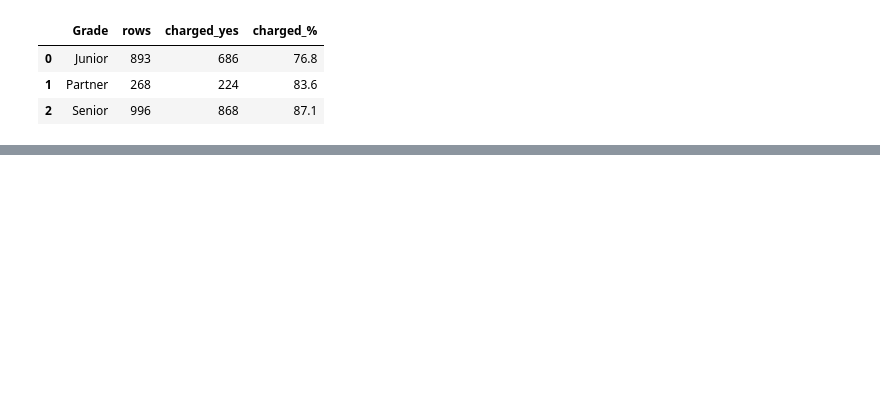
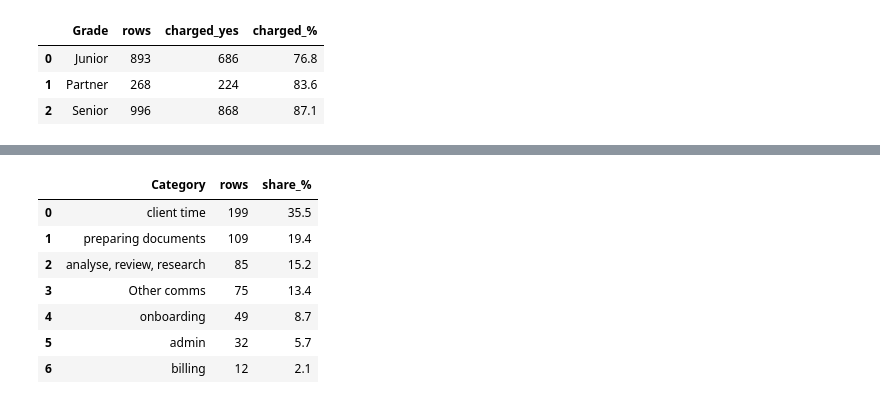
Before and after one commit to MuhammadToqeer/legal-time-categorisation-poc, a Jupyter notebook: notebooks/01_eda.ipynb, the cells around one changed output, grey strips where cells are left out. Cells and saved outputs as stored; diff of their text form; code cells hidden in the pictures; blank space fills up the shorter version.

```diff
--- a/notebooks/01_eda.ipynb
+++ b/notebooks/01_eda.ipynb
@@ -74,3 +103,23 @@ fig.update_layout(
 fig.show()
 # %% [output]
 [interactive output not drawn]
+# %%
+df_l = df[df["Category"].notna()].copy()
+
+cat_counts = (
+    df_l["Category"]
+    .value_counts()
+    .rename_axis("Category")
+    .reset_index(name="rows")
+)
+cat_counts["share_%"] = (cat_counts["rows"] / cat_counts["rows"].sum() * 100).round(1)
+cat_counts
+# %% [output]
+|  | Category | rows | share_% |
+| 0 | client time | 199 | 35.5 |
+| 1 | preparing documents | 109 | 19.4 |
+| 2 | analyse, review, research | 85 | 15.2 |
+| 3 | Other comms | 75 | 13.4 |
+| 4 | onboarding | 49 | 8.7 |
+| 5 | admin | 32 | 5.7 |
+| 6 | billing | 12 | 2.1 |
```
Also changed, not shown: parts of 4 cells of this notebook.
